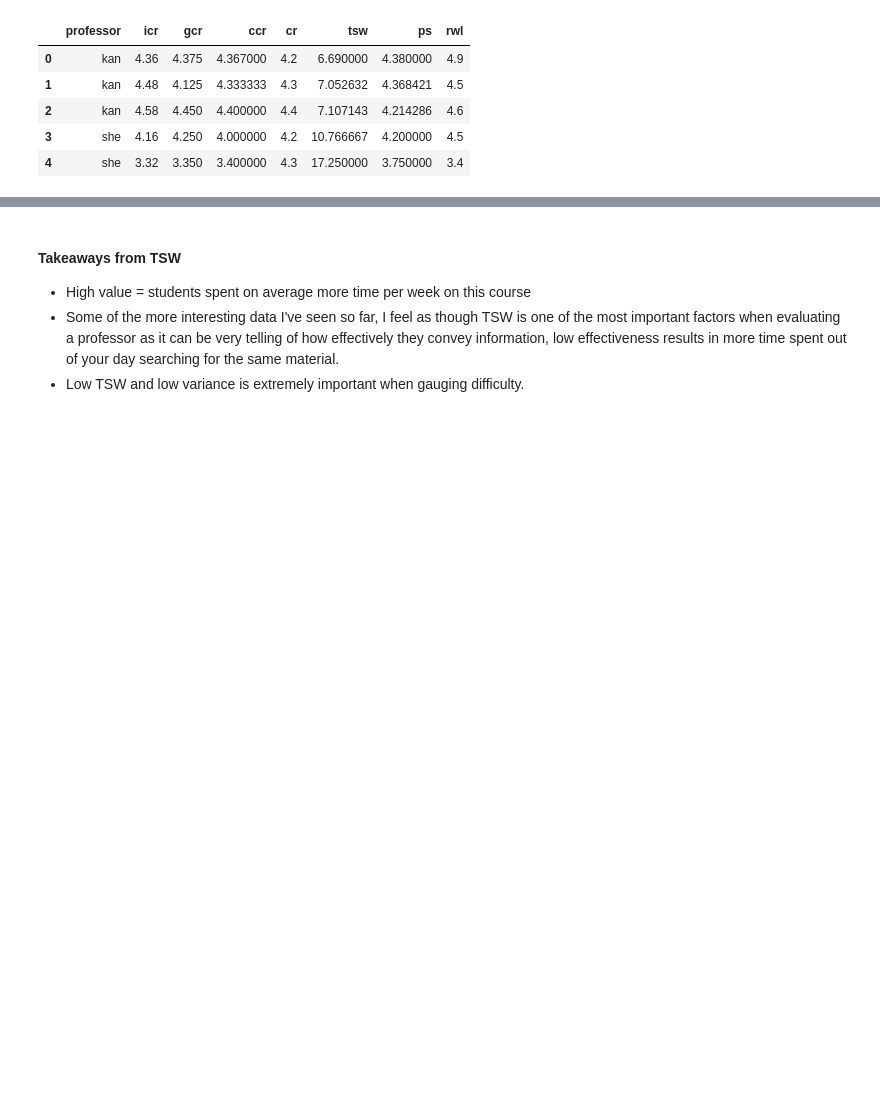
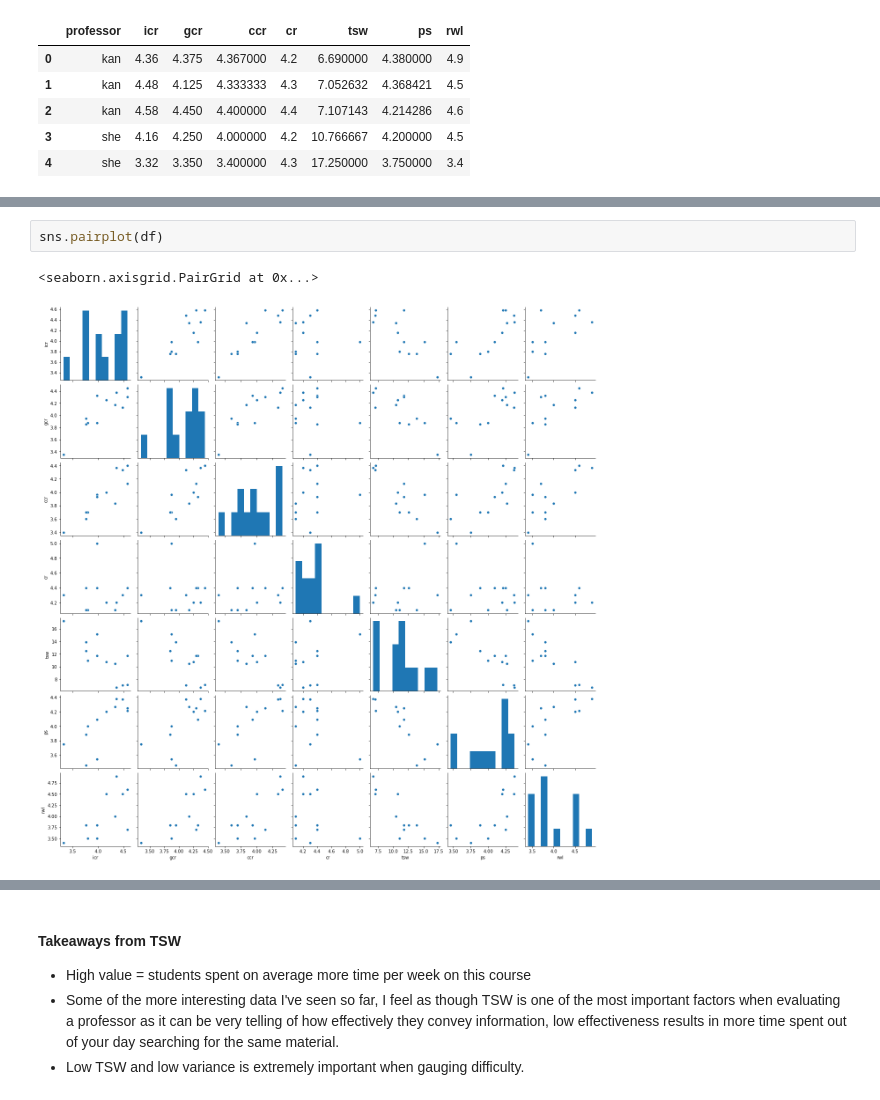
Before and after one commit to theodoredyer/hopkins-prof-data, a Jupyter notebook: datawork.ipynb, the cells around one changed output, grey strips where cells are left out. Drawn from its saved outputs; the diff is of its cells as text; blank space fills up the shorter version.

```diff
--- a/datawork.ipynb
+++ b/datawork.ipynb
@@ -41 +49,6 @@ df['rwl'].mean()
+# %%
+sns.pairplot(df)
+# %% [output]
+<seaborn.axisgrid.PairGrid at 0x...>
+[figure, added]
 # %%
```
Also changed, not shown: parts of 6 cells of this notebook.
